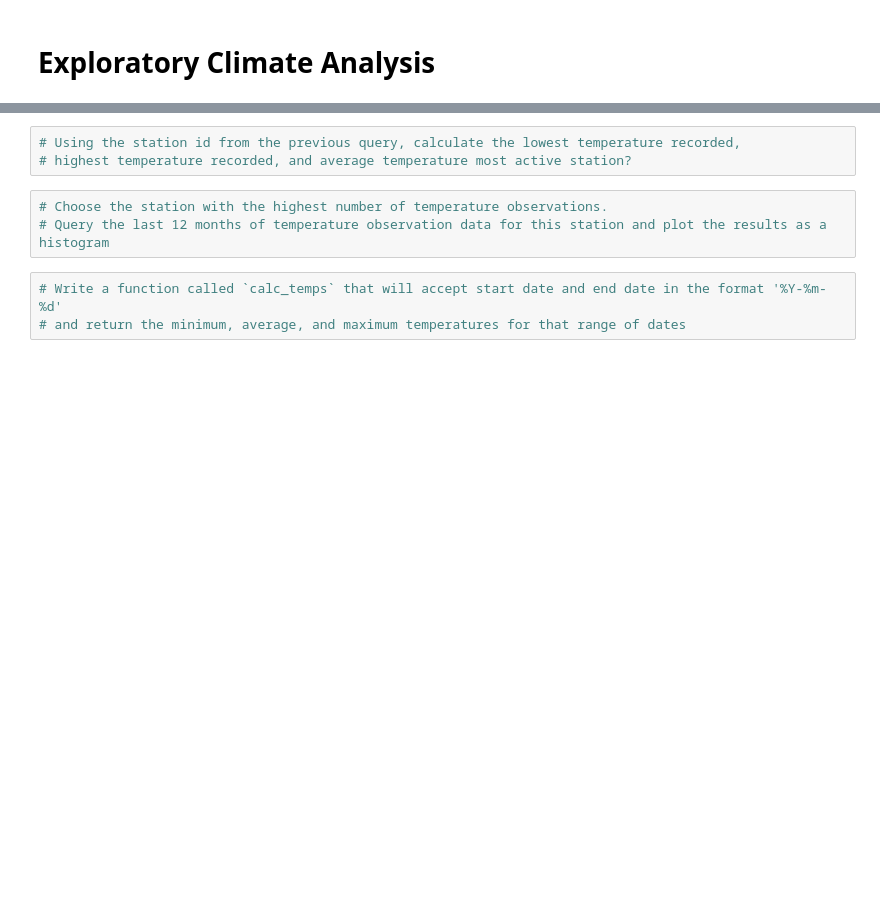
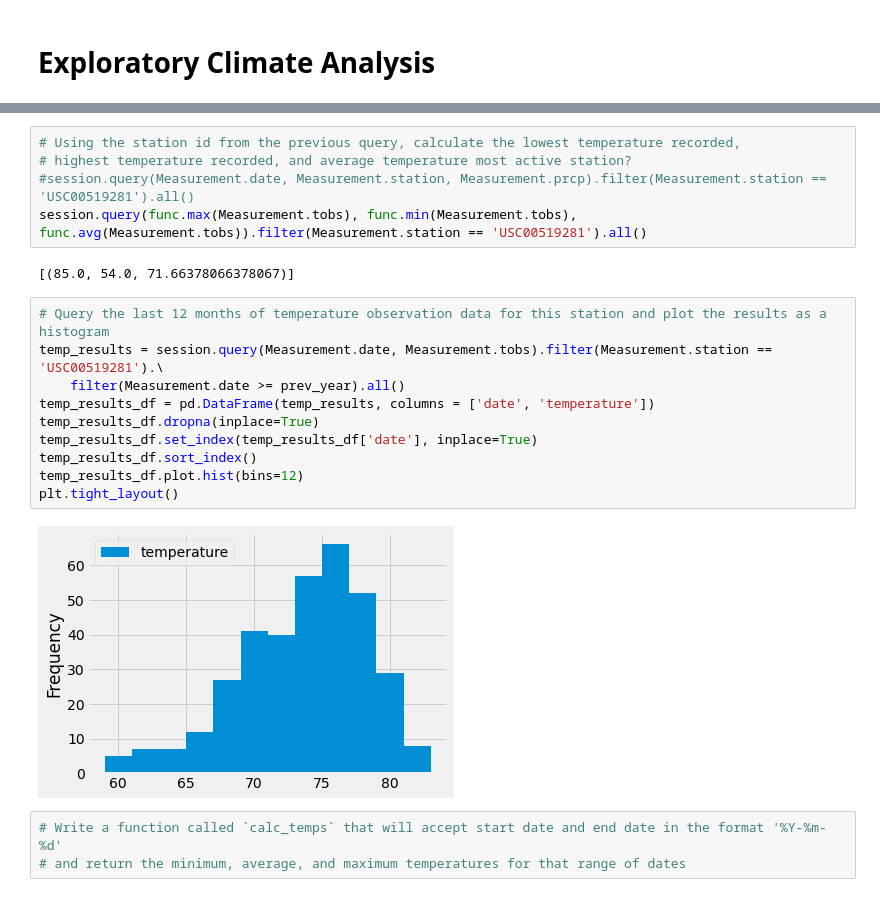
Before and after one commit to jhd1013/surfs-up, a Jupyter notebook: module_exercises/climate_analysis.ipynb, the cells around one changed output, grey strips where cells are left out. Drawn from its saved outputs; the diff is of its cells as text; blank space fills up the shorter version.

```diff
--- a/module_exercises/climate_analysis.ipynb
+++ b/module_exercises/climate_analysis.ipynb
@@ -60,9 +110,22 @@ session = Session(engine)
 # %%
 # Using the station id from the previous query, calculate the lowest temperature recorded,
 # highest temperature recorded, and average temperature most active station?
+#session.query(Measurement.date, Measurement.station, Measurement.prcp).filter(Measurement.station == 'USC00519281').all()
+session.query(func.max(Measurement.tobs), func.min(Measurement.tobs), func.avg(Measurement.tobs)).filter(Measurement.station == 'USC00519281').all()
+# %% [output]
+[(85.0, 54.0, 71.66378066378067)]
-# %%
-# Choose the station with the highest number of temperature observations.
-# Query the last 12 months of temperature observation data for this station and plot the results as a histogram
+# %%
+# Query the last 12 months of temperature observation data for this station and plot the results as a histogram
+temp_results = session.query(Measurement.date, Measurement.tobs).filter(Measurement.station == 'USC00519281').\
+    filter(Measurement.date >= prev_year).all()
+temp_results_df = pd.DataFrame(temp_results, columns = ['date', 'temperature'])
+temp_results_df.dropna(inplace=True)
+temp_results_df.set_index(temp_results_df['date'], inplace=True)
+temp_results_df.sort_index()
+temp_results_df.plot.hist(bins=12)
+plt.tight_layout()
+# %% [output]
+[figure, added]
 # %%
 # Write a function called `calc_temps` that will accept start date and end date in the format '%Y-%m-%d'
 # and return the minimum, average, and maximum temperatures for that range of dates
```
Also changed, not shown: parts of 6 cells of this notebook.
